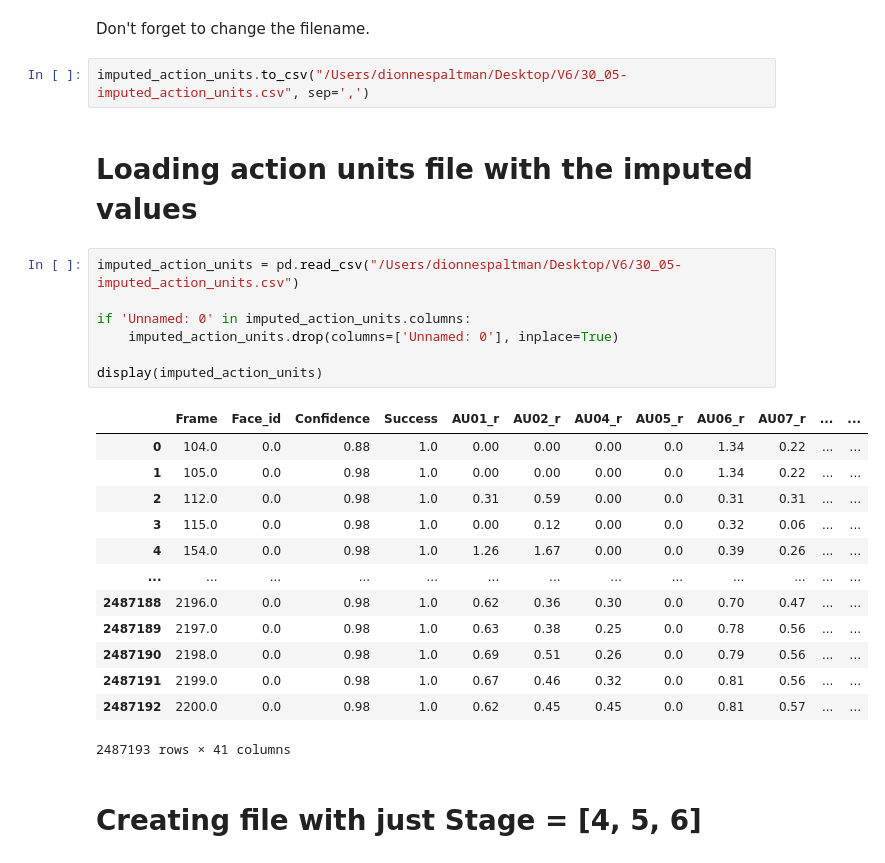
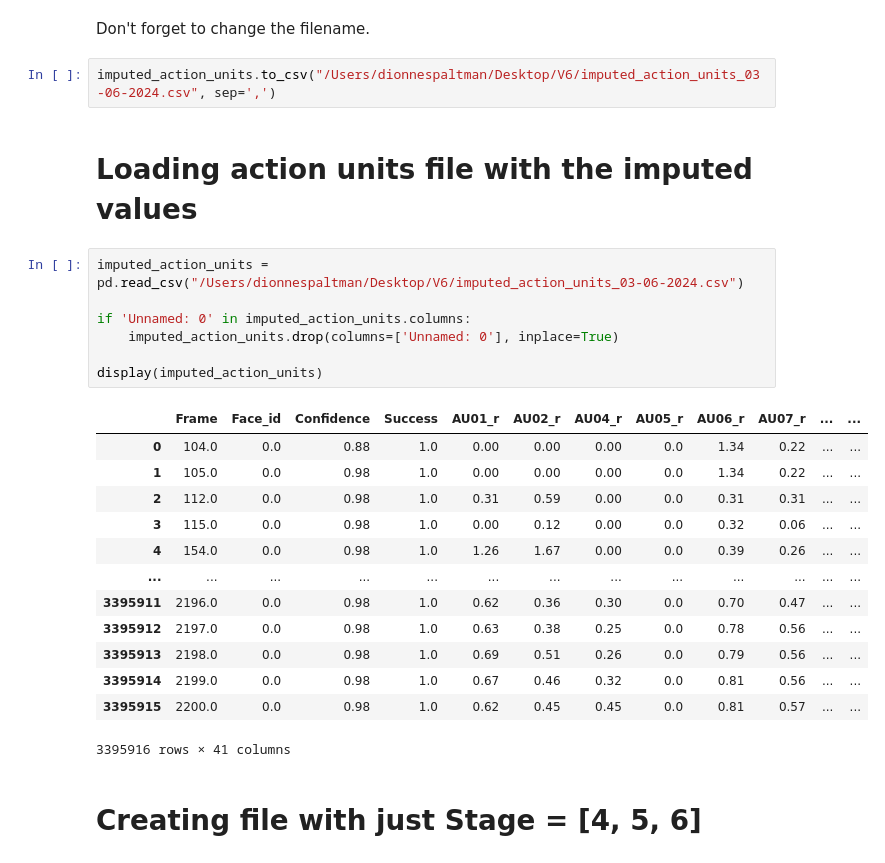
Before and after one commit to DionneSpaltman/predicting_VVR, a Jupyter notebook: processing/02_cleaning_actionunits.ipynb, the cells around one changed output. Saved outputs shown, nothing was run; the diff lists cells and outputs as text.

```diff
--- a/processing/02_cleaning_actionunits.ipynb
+++ b/processing/02_cleaning_actionunits.ipynb
@@ -732,29 +800,29 @@ dtype: int64
 # %% [markdown]
 Don't forget to change the filename.
 # %%
-imputed_action_units.to_csv("/Users/dionnespaltman/Desktop/V6/30_05-imputed_action_units.csv", sep=',')
+imputed_action_units.to_csv("/Users/dionnespaltman/Desktop/V6/imputed_action_units_03-06-2024.csv", sep=',')
 # %% [markdown]
 # Loading action units file with the imputed values
 # %%
-imputed_action_units = pd.read_csv("/Users/dionnespaltman/Desktop/V6/30_05-imputed_action_units.csv")
+imputed_action_units = pd.read_csv("/Users/dionnespaltman/Desktop/V6/imputed_action_units_03-06-2024.csv")
 
 if 'Unnamed: 0' in imputed_action_units.columns:
     imputed_action_units.drop(columns=['Unnamed: 0'], inplace=True)
 
 display(imputed_action_units)
 # %% [output]
 |  | Frame | Face_id | Confidence | Success | AU01_r | AU02_r | AU04_r | AU05_r | AU06_r | AU07_r | ... | ... |
 | 0 | 104.0 | 0.0 | 0.88 | 1.0 | 0.00 | 0.00 | 0.00 | 0.0 | 1.34 | 0.22 | ... | ... |
 | 1 | 105.0 | 0.0 | 0.98 | 1.0 | 0.00 | 0.00 | 0.00 | 0.0 | 1.34 | 0.22 | ... | ... |
 | 2 | 112.0 | 0.0 | 0.98 | 1.0 | 0.31 | 0.59 | 0.00 | 0.0 | 0.31 | 0.31 | ... | ... |
 | 3 | 115.0 | 0.0 | 0.98 | 1.0 | 0.00 | 0.12 | 0.00 | 0.0 | 0.32 | 0.06 | ... | ... |
 | 4 | 154.0 | 0.0 | 0.98 | 1.0 | 1.26 | 1.67 | 0.00 | 0.0 | 0.39 | 0.26 | ... | ... |
 | ... | ... | ... | ... | ... | ... | ... | ... | ... | ... | ... | ... | ... |
-| 2487188 | 2196.0 | 0.0 | 0.98 | 1.0 | 0.62 | 0.36 | 0.30 | 0.0 | 0.70 | 0.47 | ... | ... |
-| 2487189 | 2197.0 | 0.0 | 0.98 | 1.0 | 0.63 | 0.38 | 0.25 | 0.0 | 0.78 | 0.56 | ... | ... |
-| 2487190 | 2198.0 | 0.0 | 0.98 | 1.0 | 0.69 | 0.51 | 0.26 | 0.0 | 0.79 | 0.56 | ... | ... |
-| 2487191 | 2199.0 | 0.0 | 0.98 | 1.0 | 0.67 | 0.46 | 0.32 | 0.0 | 0.81 | 0.56 | ... | ... |
-| 2487192 | 2200.0 | 0.0 | 0.98 | 1.0 | 0.62 | 0.45 | 0.45 | 0.0 | 0.81 | 0.57 | ... | ... |
+| 3395911 | 2196.0 | 0.0 | 0.98 | 1.0 | 0.62 | 0.36 | 0.30 | 0.0 | 0.70 | 0.47 | ... | ... |
+| 3395912 | 2197.0 | 0.0 | 0.98 | 1.0 | 0.63 | 0.38 | 0.25 | 0.0 | 0.78 | 0.56 | ... | ... |
+| 3395913 | 2198.0 | 0.0 | 0.98 | 1.0 | 0.69 | 0.51 | 0.26 | 0.0 | 0.79 | 0.56 | ... | ... |
+| 3395914 | 2199.0 | 0.0 | 0.98 | 1.0 | 0.67 | 0.46 | 0.32 | 0.0 | 0.81 | 0.56 | ... | ... |
+| 3395915 | 2200.0 | 0.0 | 0.98 | 1.0 | 0.62 | 0.45 | 0.45 | 0.0 | 0.81 | 0.57 | ... | ... |
-2487193 rows × 41 columns
+3395916 rows × 41 columns
 # %% [markdown]
 # Creating file with just Stage = [4, 5, 6]
```
Also changed, not shown: parts of 41 cells of this notebook, 4 other files.
